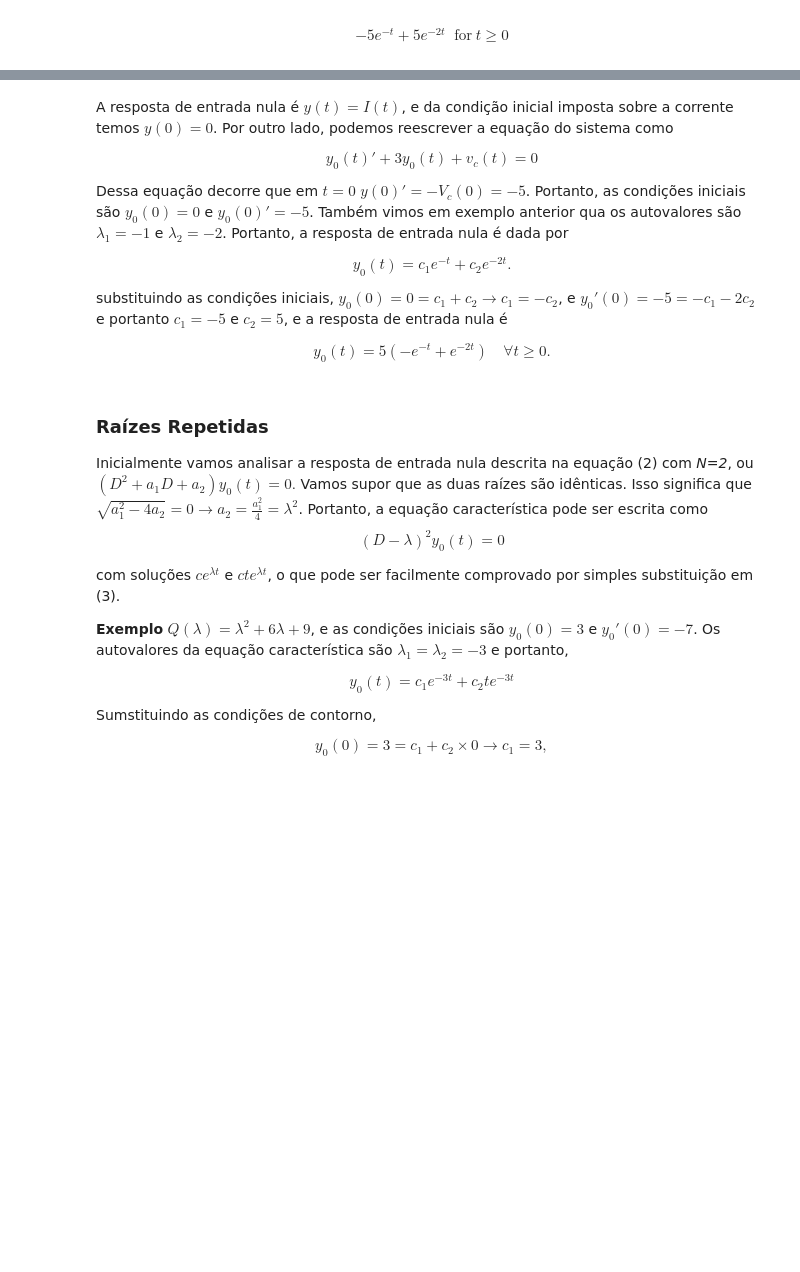
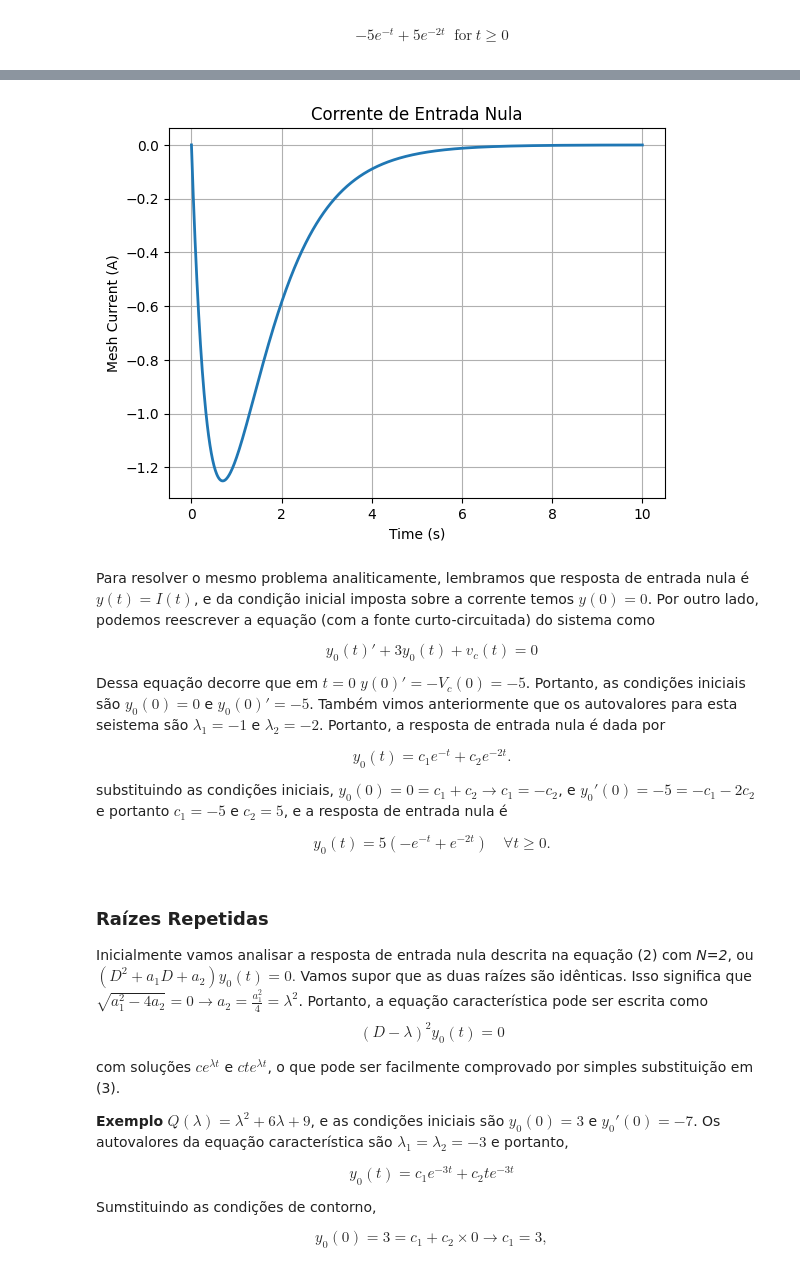
Before and after one commit to Mvanti/SistemasLineares, a Jupyter notebook: Sistemas LIneares-SCDT_EntradaNula.ipynb, the cells around one changed output, grey strips where cells are left out. Saved outputs shown, nothing was run; the diff lists cells and outputs as text; code cells hidden in the pictures; blank space fills up the shorter version.

```diff
--- a/Sistemas LIneares-SCDT_EntradaNula.ipynb
+++ b/Sistemas LIneares-SCDT_EntradaNula.ipynb
@@ -140,9 +142,22 @@ a.Isc.transient_response().plot(vt);
+# %%
+from matplotlib.pyplot import figure
+
+fig = figure()
+ax = fig.add_subplot(111, title='Corrente de Entrada Nula')
+
+ax.plot(t, ien, linewidth=2)
+
+ax.set_xlabel('Time (s)')
+ax.set_ylabel('Mesh Current (A)')
+ax.grid();
+# %% [output]
+[figure, added]
 # %% [markdown]
-A resposta de entrada nula é $y(t)=I(t)$, e da condição inicial imposta sobre a corrente temos $y(0)=0$. Por outro lado, podemos reescrever a equação do sistema como
+Para resolver o mesmo problema analiticamente, lembramos que  resposta de entrada nula é $y(t)=I(t)$, e da condição inicial imposta sobre a corrente temos $y(0)=0$. Por outro lado, podemos reescrever a equação (com a fonte curto-circuitada) do sistema como
 
 $$ y_0(t)'+3y_0(t)+v_c(t)=0$$
 
-Dessa equação decorre que em $t=0$  $y(0)'=-V_c(0)=-5$. Portanto, as condições iniciais são $y_0(0)=0$ e $y_0(0)' =-5$. Também vimos em exemplo anterior qua os autovalores são  $\lambda_1=-1$ e $\lambda_2=-2$. Portanto, a resposta de entrada nula é dada por
+Dessa equação decorre que em $t=0$  $y(0)'=-V_c(0)=-5$. Portanto, as condições iniciais são $y_0(0)=0$ e $y_0(0)' =-5$. Também vimos anteriormente que os autovalores para esta seistema são  $\lambda_1=-1$ e $\lambda_2=-2$. Portanto, a resposta de entrada nula é dada por
 
 $$y_0(t)=c_1e^{-t}+c_2e^{-2t}.$$
 
```
Also changed, not shown: parts of 12 cells of this notebook.
